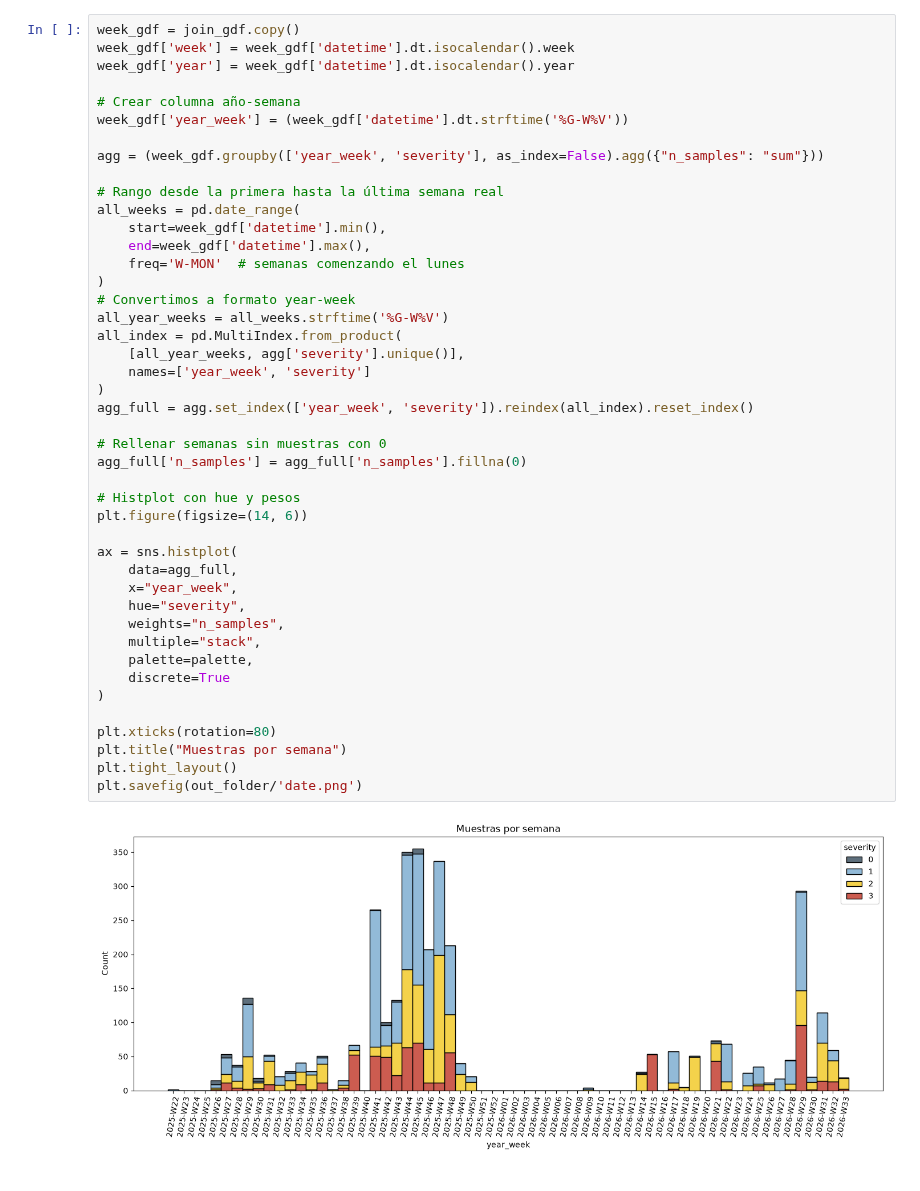
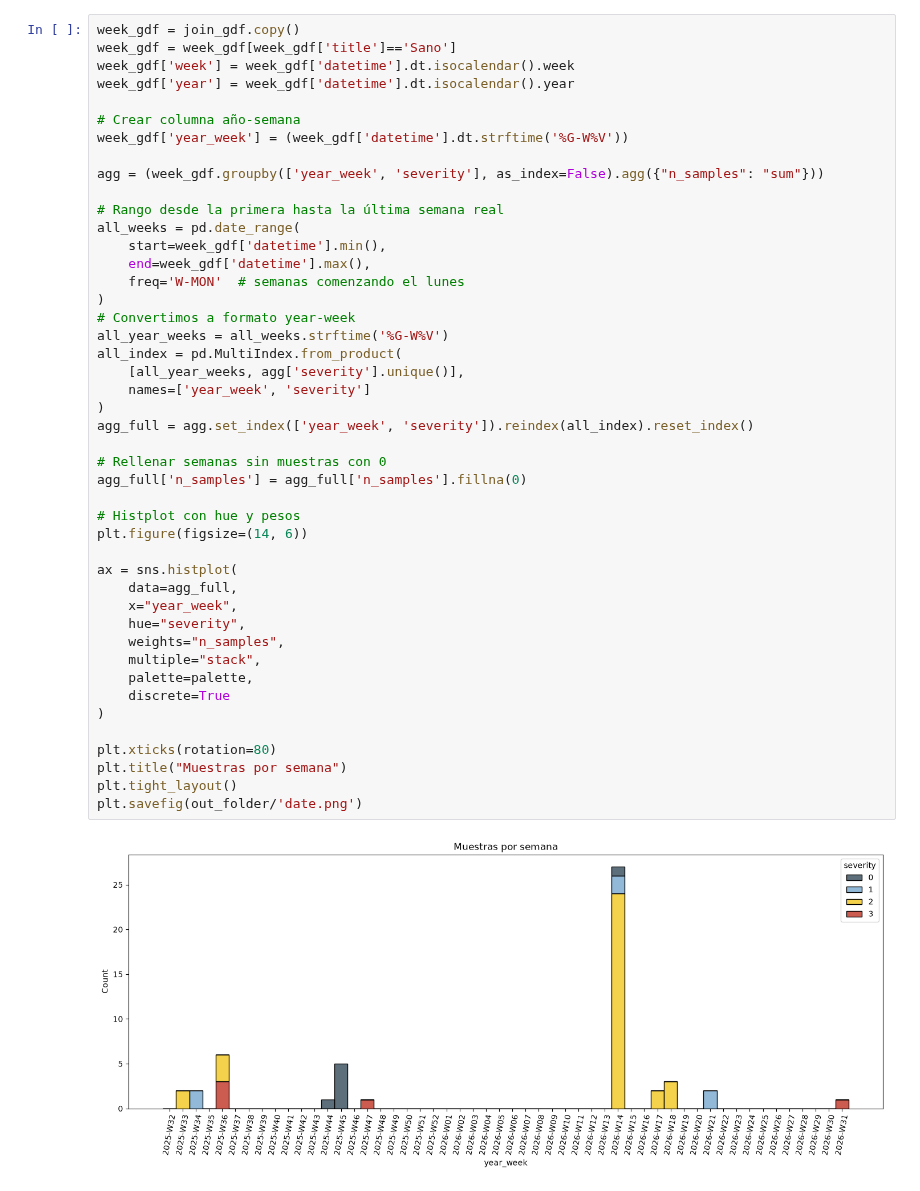
Before and after one commit to weitecit/SIGCore, a Jupyter notebook: src/notebooks/samplers_kpi.ipynb, the cells around one changed output. Cells and saved outputs as stored; diff of their text form.

```diff
--- a/src/notebooks/samplers_kpi.ipynb
+++ b/src/notebooks/samplers_kpi.ipynb
@@ -43,5 +45,6 @@ Error:
 # %%
 week_gdf = join_gdf.copy()
+week_gdf = week_gdf[week_gdf['title']=='Sano']
 week_gdf['week'] = week_gdf['datetime'].dt.isocalendar().week
 week_gdf['year'] = week_gdf['datetime'].dt.isocalendar().year
 
@@ -58,34 +61,34 @@ all_weeks = pd.date_range(
 )
 # Convertimos a formato year-week
 all_year_weeks = all_weeks.strftime('%G-W%V')
 all_index = pd.MultiIndex.from_product(
     [all_year_weeks, agg['severity'].unique()],
     names=['year_week', 'severity']
 )
 agg_full = agg.set_index(['year_week', 'severity']).reindex(all_index).reset_index()
 
 # Rellenar semanas sin muestras con 0
 agg_full['n_samples'] = agg_full['n_samples'].fillna(0)
 
 # Histplot con hue y pesos
 plt.figure(figsize=(14, 6))
 
 ax = sns.histplot(
     data=agg_full,
     x="year_week",
     hue="severity",
     weights="n_samples",
     multiple="stack",
     palette=palette,
     discrete=True
 )
 
 plt.xticks(rotation=80)
 plt.title("Muestras por semana")
 plt.tight_layout()
 plt.savefig(out_folder/'date.png')
 # %% [output]
-[figure, old version]
+[figure, new version]
 # %%
 ax = sns.histplot(x='parcel', hue='severity', weights='n_samples', data=join_gdf, multiple='stack', palette=palette)
 plt.xticks(rotation=90)
```
Also changed, not shown: parts of 10 cells of this notebook, 1 other file.
